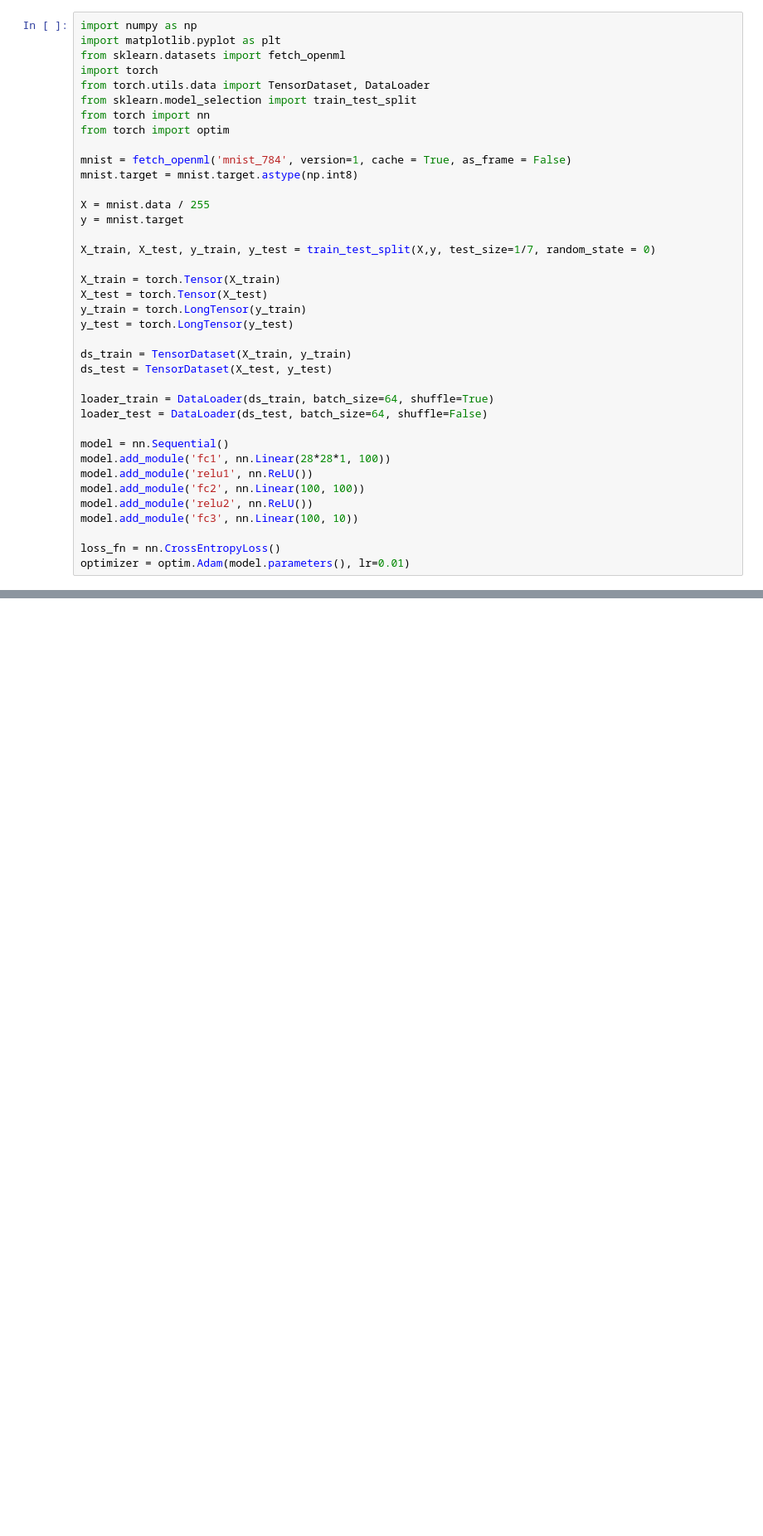
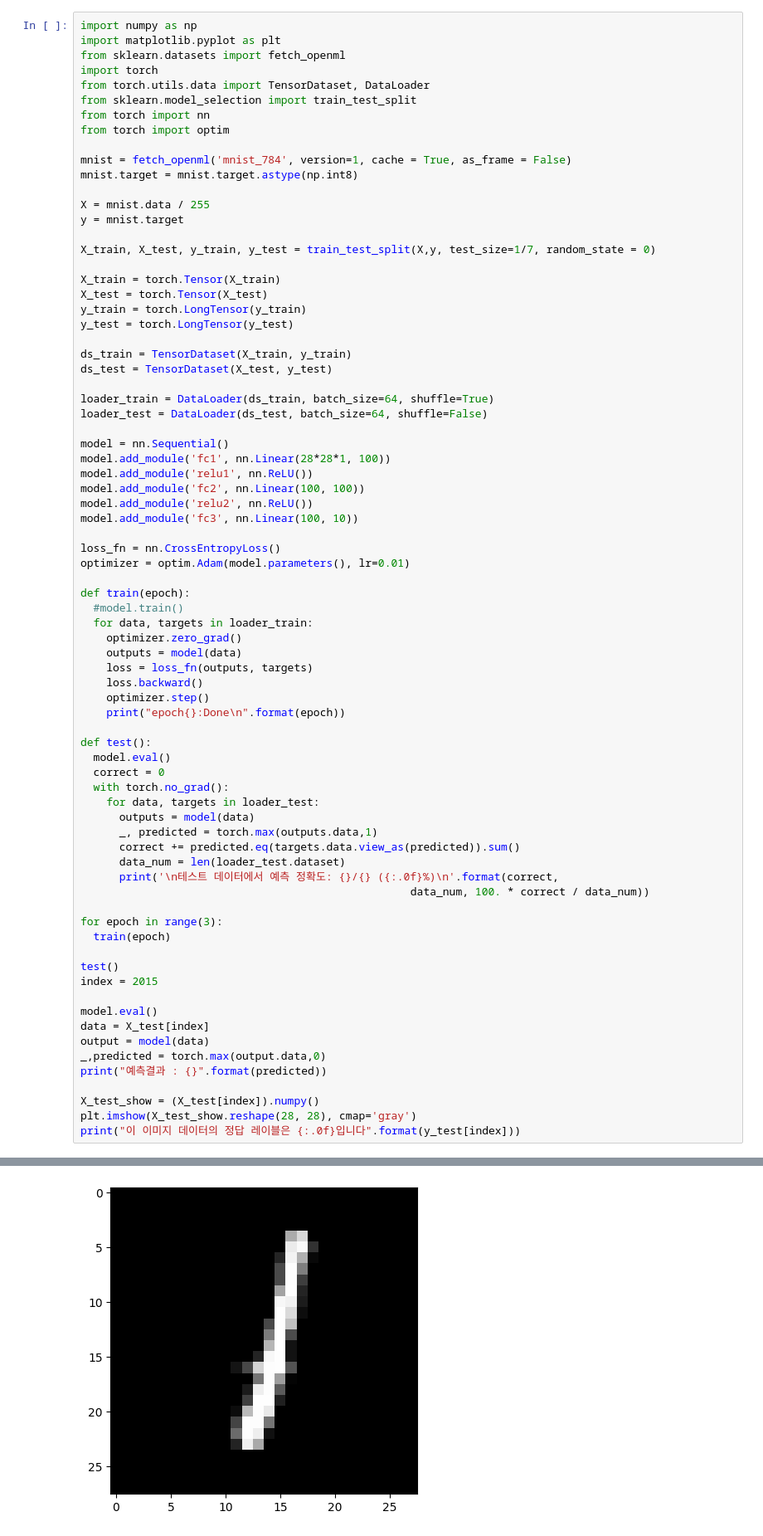
Before and after one commit to UVARCteam/2023_5th_UVARC_workshop, a Jupyter notebook: test_1.ipynb, the cells around one changed output, grey strips where cells are left out. Shown: that part at 83% size. Saved outputs shown, nothing was run; the diff lists cells and outputs as text; blank space fills up the shorter version.

```diff
--- a/test_1.ipynb
+++ b/test_1.ipynb
@@ -38,4 +38,42 @@ model.add_module('fc3', nn.Linear(100, 10))
 
 loss_fn = nn.CrossEntropyLoss()
 optimizer = optim.Adam(model.parameters(), lr=0.01)
+
+def train(epoch):
+  #model.train()
+  for data, targets in loader_train:
+    optimizer.zero_grad()
+    outputs = model(data)
+    loss = loss_fn(outputs, targets)
+    loss.backward()
+    optimizer.step()
+    print("epoch{}:Done\n".format(epoch))
+
+def test():
+  model.eval()
+  correct = 0
+  with torch.no_grad():
+    for data, targets in loader_test:
+      outputs = model(data)
+      _, predicted = torch.max(outputs.data,1)
+      correct += predicted.eq(targets.data.view_as(predicted)).sum()
+      data_num = len(loader_test.dataset)
+      print('\n테스트 데이터에서 예측 정확도: {}/{} ({:.0f}%)\n'.format(correct,
+                                                   data_num, 100. * correct / data_num))
+
+for epoch in range(3):
+  train(epoch)
+
+test()
+index = 2015
+
+model.eval()
+data = X_test[index]
+output = model(data)
+_,predicted = torch.max(output.data,0)
+print("예측결과 : {}".format(predicted))
+
+X_test_show = (X_test[index]).numpy()
+plt.imshow(X_test_show.reshape(28, 28), cmap='gray')
+print("이 이미지 데이터의 정답 레이블은 {:.0f}입니다".format(y_test[index]))
 # %% [output]
@@ -48,0 +97 @@ Sequential(
+[figure, added]
```
Also changed, not shown: parts of 2 cells of this notebook.
